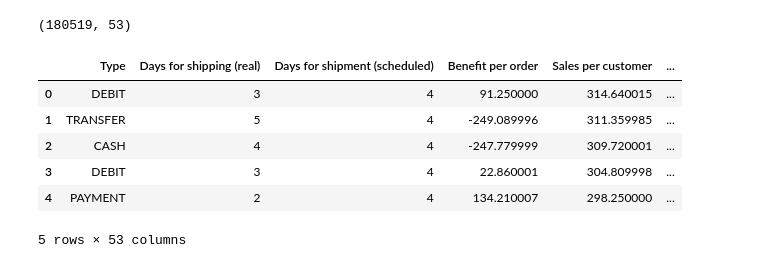
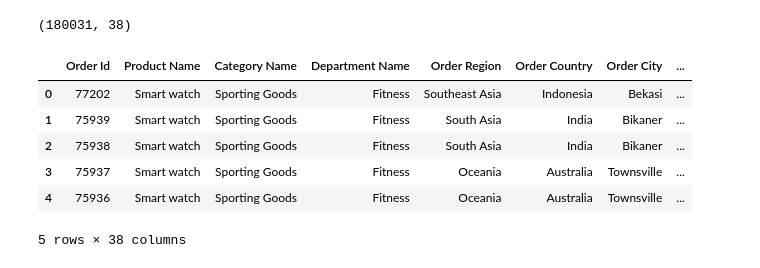
Before and after one commit to AaryaTedla/SupplyChain-Analysis, a Jupyter notebook: notebooks/late_deliveries_model.ipynb, the cells around one changed output. Drawn from its saved outputs; the diff is of its cells as text; code cells hidden in the pictures.

```diff
--- a/notebooks/late_deliveries_model.ipynb
+++ b/notebooks/late_deliveries_model.ipynb
@@ -12,14 +12,13 @@ from xgboost import XGBClassifier
 # %%
-df = pd.read_csv("data/DataCoSupplyChainDataset.csv", encoding="latin1")
-
+df = pd.read_csv("../data/SupplyChain_DeliveryRiskPrediction_20260314.csv", encoding="latin1")
 print(df.shape)
 df.head()
 # %% [output]
-(180519, 53)
+(180031, 38)
-|  | Type | Days for shipping (real) | Days for shipment (scheduled) | Benefit per order | Sales per customer | ... |
-| 0 | DEBIT | 3 | 4 | 91.250000 | 314.640015 | ... |
-| 1 | TRANSFER | 5 | 4 | -249.089996 | 311.359985 | ... |
-| 2 | CASH | 4 | 4 | -247.779999 | 309.720001 | ... |
-| 3 | DEBIT | 3 | 4 | 22.860001 | 304.809998 | ... |
-| 4 | PAYMENT | 2 | 4 | 134.210007 | 298.250000 | ... |
+|  | Order Id | Product Name | Category Name | Department Name | Order Region | Order Country | Order City | ... |
+| 0 | 77202 | Smart watch | Sporting Goods | Fitness | Southeast Asia | Indonesia | Bekasi | ... |
+| 1 | 75939 | Smart watch | Sporting Goods | Fitness | South Asia | India | Bikaner | ... |
+| 2 | 75938 | Smart watch | Sporting Goods | Fitness | South Asia | India | Bikaner | ... |
+| 3 | 75937 | Smart watch | Sporting Goods | Fitness | Oceania | Australia | Townsville | ... |
+| 4 | 75936 | Smart watch | Sporting Goods | Fitness | Oceania | Australia | Townsville | ... |
-5 rows × 53 columns
+5 rows × 38 columns
```
Also changed, not shown: parts of 23 cells of this notebook, 6 other files.
